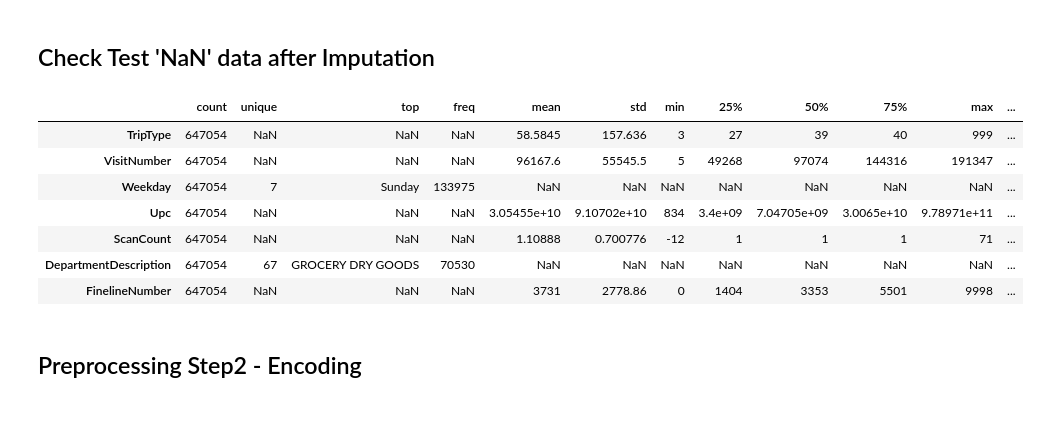
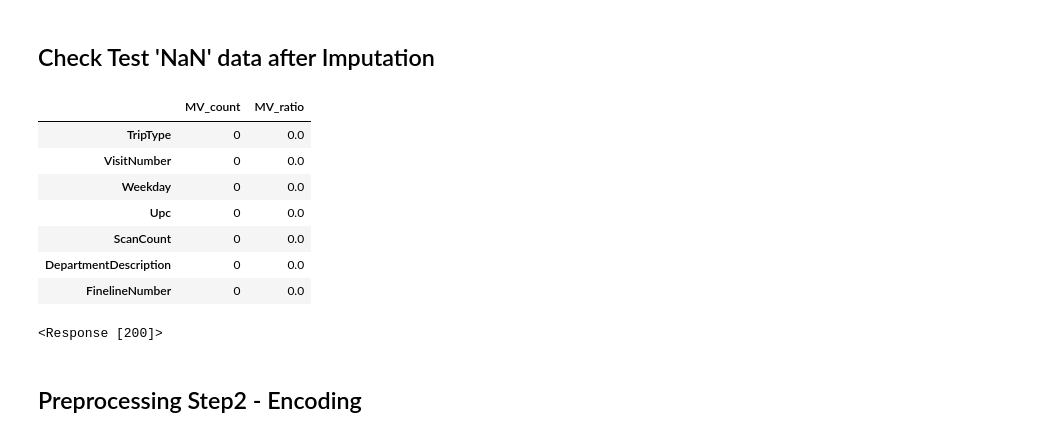
Before and after one commit to woncheolSon/Classification-Analysis-Project, a Jupyter notebook: Preprocessing.ipynb, the cells around one changed output. Saved outputs shown, nothing was run; the diff lists cells and outputs as text; code cells hidden in the pictures.

```diff
--- a/Preprocessing.ipynb
+++ b/Preprocessing.ipynb
@@ -1337,17 +461,21 @@ desc
 # %%
 desc = train.describe(include='all').transpose()
 desc['MV_count'] = train.isnull().sum()
 desc['MV_ratio'] = desc['MV_count']/train.shape[0]
-desc
+desc[['MV_count','MV_ratio']]
 # %% [output]
-|  | count | unique | top | freq | mean | std | min | 25% | 50% | 75% | max | ... |
-| TripType | 647054 | NaN | NaN | NaN | 58.5845 | 157.636 | 3 | 27 | 39 | 40 | 999 | ... |
-| VisitNumber | 647054 | NaN | NaN | NaN | 96167.6 | 55545.5 | 5 | 49268 | 97074 | 144316 | 191347 | ... |
-| Weekday | 647054 | 7 | Sunday | 133975 | NaN | NaN | NaN | NaN | NaN | NaN | NaN | ... |
-| Upc | 647054 | NaN | NaN | NaN | 3.05455e+10 | 9.10702e+10 | 834 | 3.4e+09 | 7.04705e+09 | 3.0065e+10 | 9.78971e+11 | ... |
-| ScanCount | 647054 | NaN | NaN | NaN | 1.10888 | 0.700776 | -12 | 1 | 1 | 1 | 71 | ... |
-| DepartmentDescription | 647054 | 67 | GROCERY DRY GOODS | 70530 | NaN | NaN | NaN | NaN | NaN | NaN | NaN | ... |
-| FinelineNumber | 647054 | NaN | NaN | NaN | 3731 | 2778.86 | 0 | 1404 | 3353 | 5501 | 9998 | ... |
+|  | MV_count | MV_ratio |
+| TripType | 0 | 0.0 |
+| VisitNumber | 0 | 0.0 |
+| Weekday | 0 | 0.0 |
+| Upc | 0 | 0.0 |
+| ScanCount | 0 | 0.0 |
+| DepartmentDescription | 0 | 0.0 |
+| FinelineNumber | 0 | 0.0 |
+# %%
+myslack.send_slack('Imputation Finish!!!')
+# %% [output]
+<Response [200]>
 # %% [markdown]
 ## Preprocessing Step2 -  Encoding
 # %% [markdown]
```
Also changed, not shown: parts of 63 cells of this notebook.
